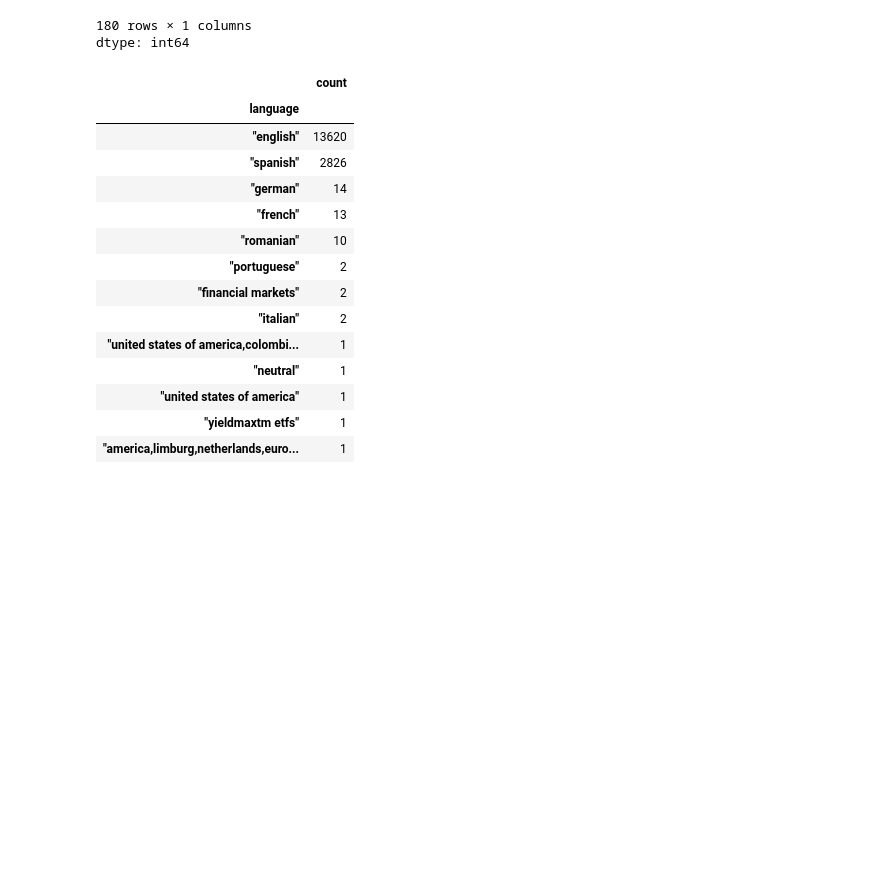
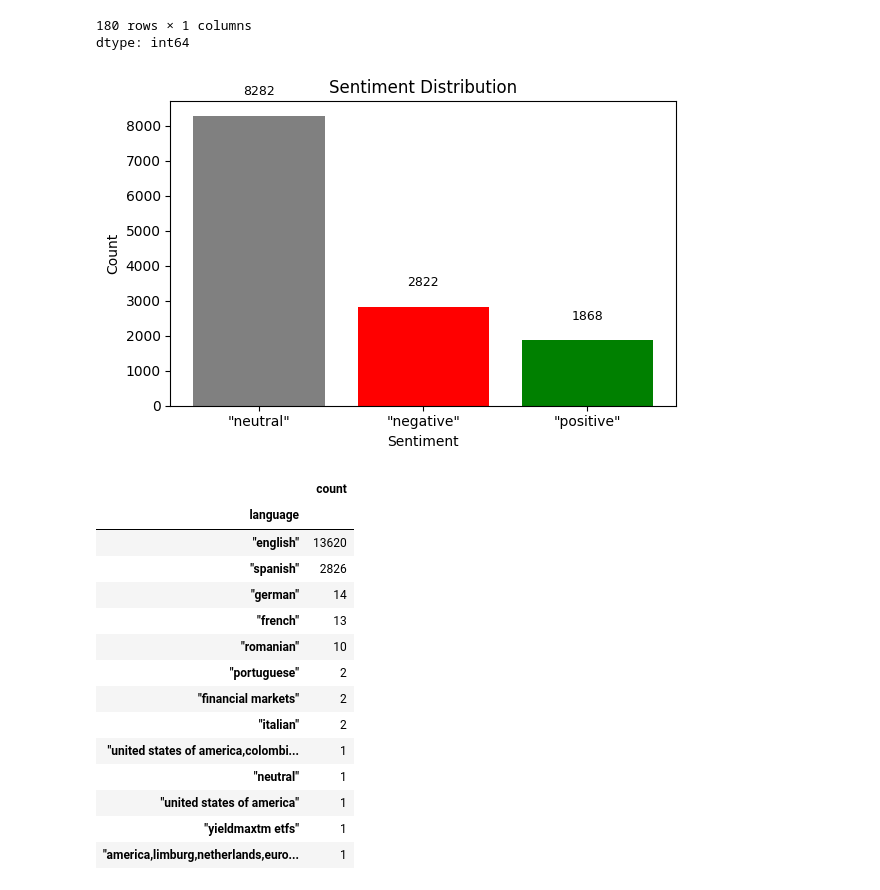
Before and after one commit to yotaenom/ie_nlp_project, a Jupyter notebook: eda/eda_sentimental_Logistic_copy_(1) (1) (1).ipynb, the cells around one changed output. Cells and saved outputs as stored; diff of their text form; code cells hidden in the pictures; blank space fills up the shorter version.

```diff
--- a/eda/eda_sentimental_Logistic_copy_(1) (1) (1).ipynb
+++ b/eda/eda_sentimental_Logistic_copy_(1) (1) (1).ipynb
@@ -27,5 +27,5 @@ import numpy as np
 ### Pre Processing Step
 # %%
 # Load the CSV
-file_path = "NewsData.io_TSLA.csv"  # Adjust path if needed
-df = pd.read_csv("NewsData.io_TSLA.csv", on_bad_lines='skip')
+file_path = "/Users/yotaroenomoto/Documents/IE_MBD_2024/term_3/natural_language_processing/group_assignment/ie_nlp_project/data/NewsData.io_TSLA.csv"  # Adjust path if needed
+df = pd.read_csv(file_path, on_bad_lines='skip')
@@ -67,6 +77,34 @@ df["ai_tag"].value_counts()
 | "automotive,social media and inte... | 1 |
 180 rows × 1 columns
 dtype: int64
+# %%
+import matplotlib.pyplot as plt
+
+counts = df["sentiment"].value_counts()
+
+plt.figure(figsize=(6, 4))
+bars = plt.bar(counts.index, counts.values, color=['gray', 'red', 'green'])
+plt.title("Sentiment Distribution")
+plt.xlabel("Sentiment")
+plt.ylabel("Count")
+plt.xticks(rotation=0)
+
+# Add counts above bars with higher offset and smaller font
+for bar in bars:
+    yval = bar.get_height()
+    plt.text(
+        bar.get_x() + bar.get_width()/2,
+        yval + 500,               # Increased offset
+        int(yval),
+        ha='center',
+        va='bottom',
+        fontsize=9                # Smaller font size
+    )
+
+plt.tight_layout()
+plt.show()
+# %% [output]
+[figure, added]
 # %%
 # Checking distinct languages and counting values
 df['language'].value_counts()
```
Also changed, not shown: parts of 4 cells of this notebook, 1 other file.
